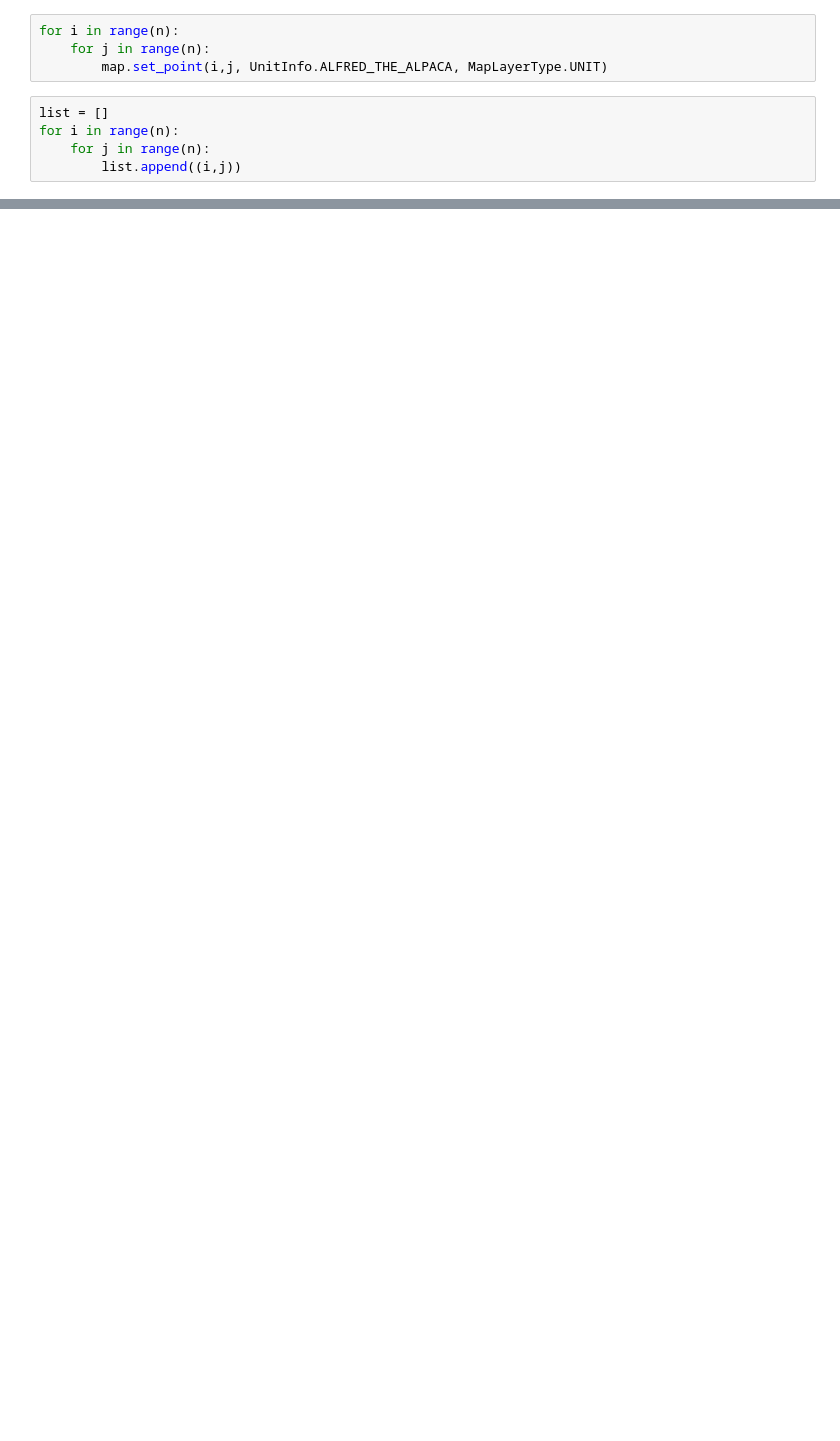
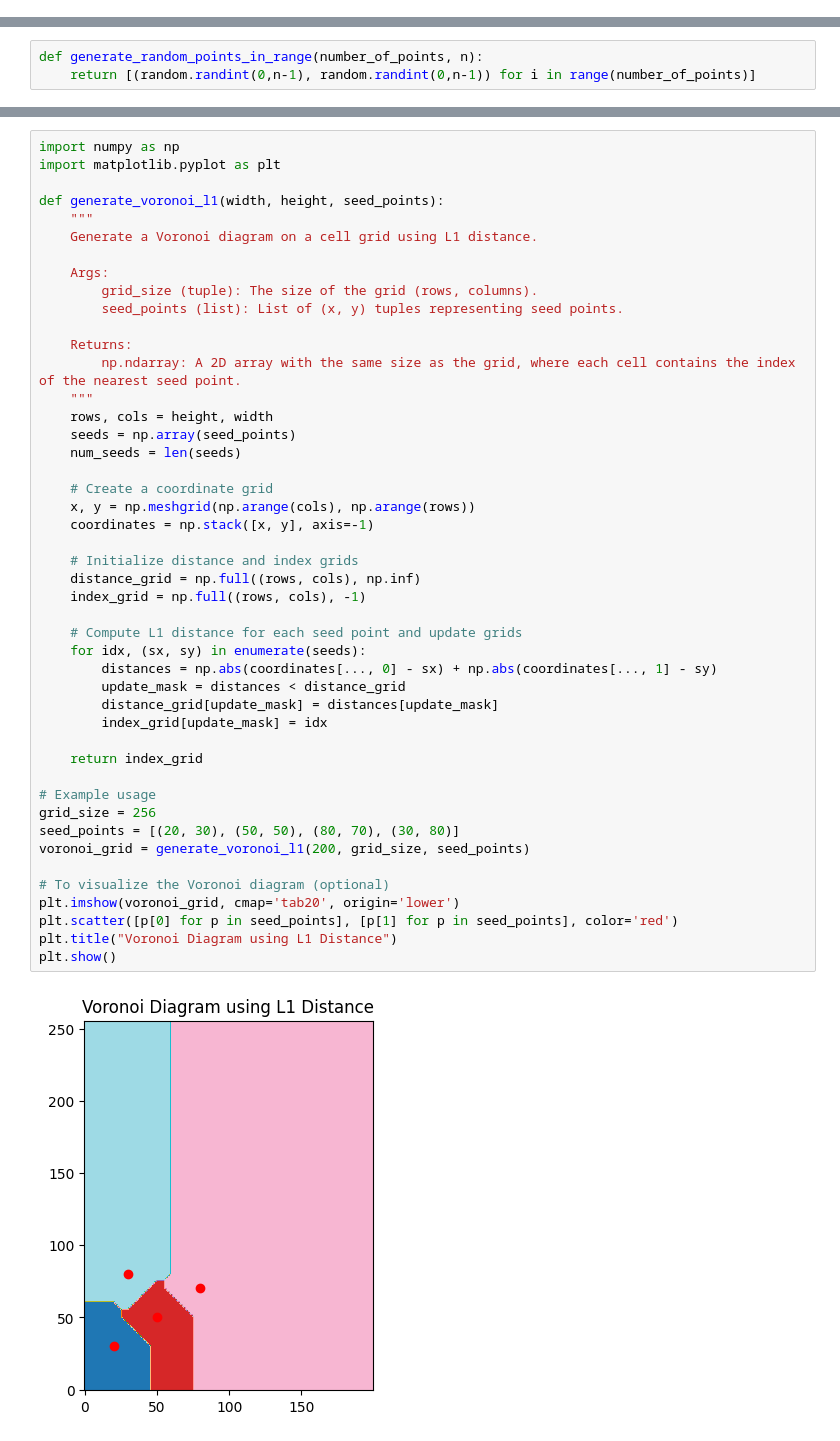
Before and after one commit to QuantumCreation/aoe2mapgenerator, a Jupyter notebook: aoe2mapgenerator/main_scenario_creator.ipynb, the cells around one changed output, grey strips where cells are left out. Drawn from its saved outputs; the diff is of its cells as text; blank space fills up the shorter version.

Commit message:
Voronoi working

```diff
--- a/aoe2mapgenerator/main_scenario_creator.ipynb
+++ b/aoe2mapgenerator/main_scenario_creator.ipynb
@@ -81,9 +49,0 @@ point_selector.get_points_from_map_layer(MapLayerType.UNIT, MapObject(DEFAULT_EM
-# %%
-for i in range(n):
-    for j in range(n):
-        map.set_point(i,j, UnitInfo.ALFRED_THE_ALPACA, MapLayerType.UNIT)
-# %%
-list = []
-for i in range(n):
-    for j in range(n):
-        list.append((i,j))
@@ -139,0 +94,3 @@ map.visualize_mat(MapLayerType.UNIT, include_zones=False)
+# %%
+def generate_random_points_in_range(number_of_points, n):
+    return [(random.randint(0,n-1), random.randint(0,n-1)) for i in range(number_of_points)]
@@ -139,0 +267,48 @@ map.visualize_mat(MapLayerType.UNIT, include_zones=False)
+# %%
+import numpy as np
+import matplotlib.pyplot as plt
+
+def generate_voronoi_l1(width, height, seed_points):
+    """
+    Generate a Voronoi diagram on a cell grid using L1 distance.
+
+    Args:
+        grid_size (tuple): The size of the grid (rows, columns).
+        seed_points (list): List of (x, y) tuples representing seed points.
+
+    Returns:
+        np.ndarray: A 2D array with the same size as the grid, where each cell contains the index of the nearest seed point.
+    """
+    rows, cols = height, width
+    seeds = np.array(seed_points)
+    num_seeds = len(seeds)
+
+    # Create a coordinate grid
+    x, y = np.meshgrid(np.arange(cols), np.arange(rows))
+    coordinates = np.stack([x, y], axis=-1)
+
+    # Initialize distance and index grids
+    distance_grid = np.full((rows, cols), np.inf)
+    index_grid = np.full((rows, cols), -1)
+
+    # Compute L1 distance for each seed point and update grids
+    for idx, (sx, sy) in enumerate(seeds):
+        distances = np.abs(coordinates[..., 0] - sx) + np.abs(coordinates[..., 1] - sy)
+        update_mask = distances < distance_grid
+        distance_grid[update_mask] = distances[update_mask]
+        index_grid[update_mask] = idx
+
+    return index_grid
+
+# Example usage
+grid_size = 256
+seed_points = [(20, 30), (50, 50), (80, 70), (30, 80)]
+voronoi_grid = generate_voronoi_l1(200, grid_size, seed_points)
+
+# To visualize the Voronoi diagram (optional)
+plt.imshow(voronoi_grid, cmap='tab20', origin='lower')
+plt.scatter([p[0] for p in seed_points], [p[1] for p in seed_points], color='red')
+plt.title("Voronoi Diagram using L1 Distance")
+plt.show()
+# %% [output]
+[figure, added]
```
Also changed, not shown: parts of 22 cells of this notebook, 16 other files.
